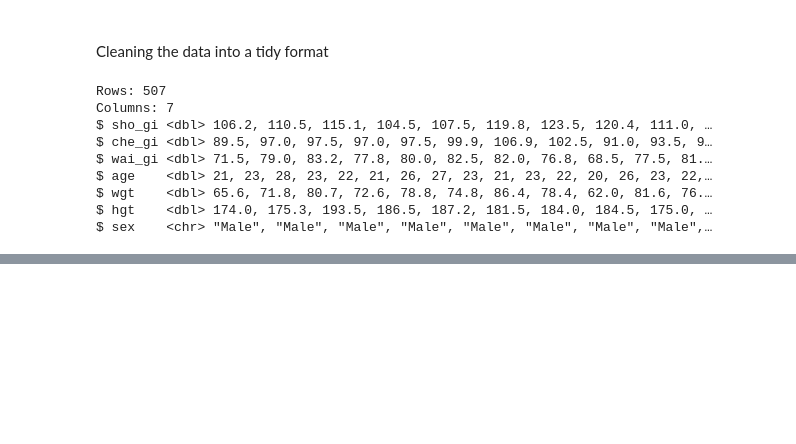
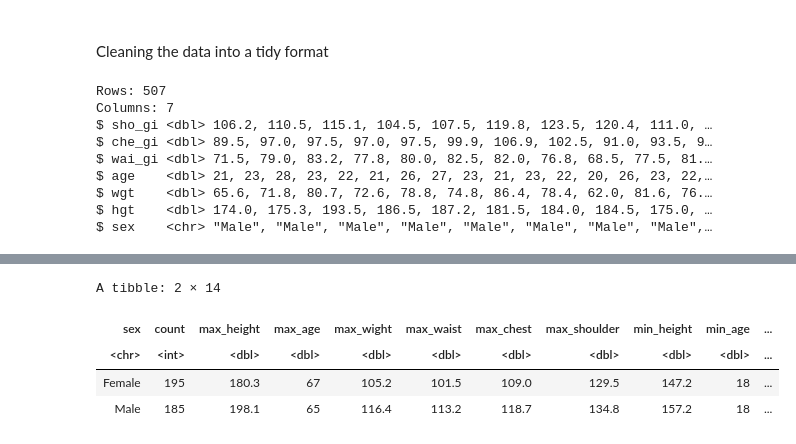
Before and after one commit to hansenlin05/DSCI-100_Project, a Jupyter notebook: Project Proposal.ipynb, the cells around one changed output, grey strips where cells are left out. Saved outputs shown, nothing was run; the diff lists cells and outputs as text; code cells hidden in the pictures; blank space fills up the shorter version.

```diff
--- a/Project Proposal.ipynb
+++ b/Project Proposal.ipynb
@@ -200,0 +127,25 @@ A tibble: 2 × 20
+# %%
+# Min and max of predictor variables
+set.seed(4321)
+minmax_data <- bm_train |>
+    group_by(sex) |>
+    summarize(count = n(),
+             max_height = max(hgt),
+             max_age = max(age),
+              max_wight = max(wgt),
+            max_waist = max(wai_gi),
+             max_chest = max(che_gi),
+             max_shoulder = max(sho_gi),
+             min_height = min(hgt),
+             min_age = min(age),
+             min_wight = min(wgt),
+            min_waist = min(wai_gi),
+             min_chest = min(che_gi),
+             min_shoulder = min(sho_gi))
+minmax_data
+# %% [output]
+A tibble: 2 × 14
+| sex | count | max_height | max_age | max_wight | max_waist | max_chest | max_shoulder | min_height | min_age | ... |
+| <chr> | <int> | <dbl> | <dbl> | <dbl> | <dbl> | <dbl> | <dbl> | <dbl> | <dbl> | ... |
+| Female | 195 | 180.3 | 67 | 105.2 | 101.5 | 109.0 | 129.5 | 147.2 | 18 | ... |
+| Male | 185 | 198.1 | 65 | 116.4 | 113.2 | 118.7 | 134.8 | 157.2 | 18 | ... |
```
Also changed, not shown: parts of 12 cells of this notebook.
